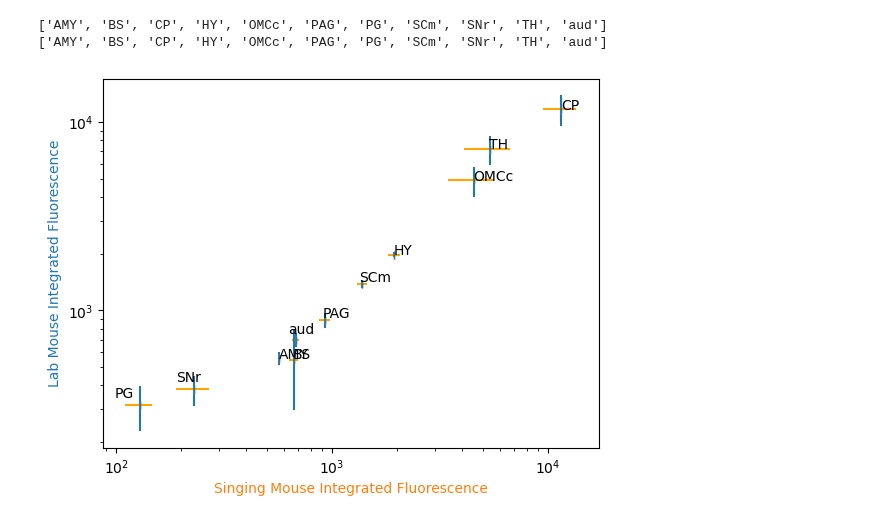
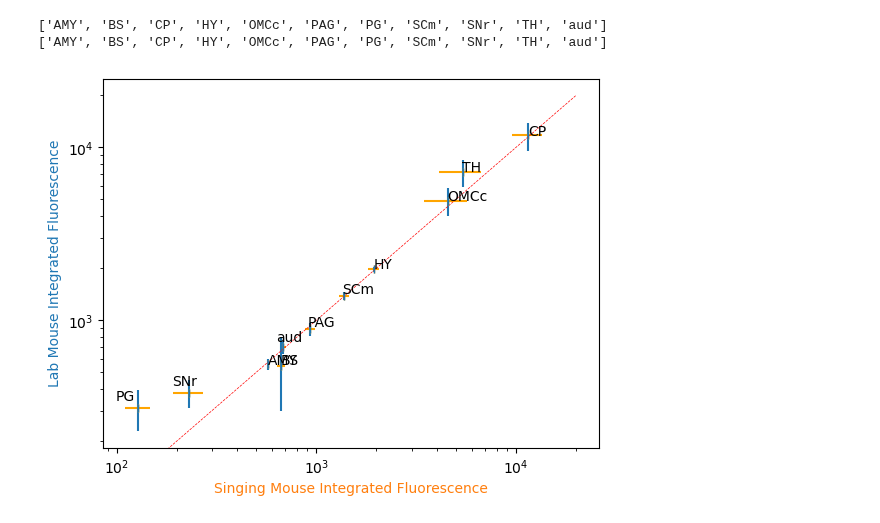
Before and after one commit to eisko/STP_analysis, a Jupyter notebook: replicates.ipynb, the cells around one changed output. Cells and saved outputs as stored; diff of their text form; code cells hidden in the pictures.

Commit message:
unity line

```diff
--- a/replicates.ipynb
+++ b/replicates.ipynb
@@ -429,24 +429,31 @@ print(list(mm_mean.index))
 # %%
 st_mean = fl_st.groupby("area").mean(numeric_only=True)
 st_se = fl_st.groupby("area").sem(numeric_only=True)
 
 mm_mean = fl_mm.groupby("area").mean(numeric_only=True)
 mm_se = fl_mm.groupby("area").sem(numeric_only=True)
 
 plt.errorbar(st_mean['Integrated Fluorescence'], mm_mean['Integrated Fluorescence'],
             xerr=st_se['Integrated Fluorescence'], fmt='|', color="orange")
 plt.errorbar(st_mean['Integrated Fluorescence'], mm_mean['Integrated Fluorescence'],
             yerr=mm_se['Integrated Fluorescence'], fmt='|')
 # add labels
 labels = list(st_mean.index)
 for i in range(len(labels)):
     plt.annotate(labels[i], (st_mean['Integrated Fluorescence'][i]-i*5, mm_mean['Integrated Fluorescence'][i]+i*5))
 # plt.scatter(st_mean['Integrated Fluorescence'], mm_mean['Integrated Fluorescence'], color="black", s=5)
+# plot y=x line
+x = np.linspace(0,20000, 5)
+y = x
+plt.plot(x, y, color='red'
+         , linestyle="--", linewidth=0.5)
 plt.xlabel("Singing Mouse Integrated Fluorescence", color="tab:orange")
 plt.ylabel("Lab Mouse Integrated Fluorescence", color="tab:blue")
 plt.xscale("log")
 plt.yscale("log")
 
+
+
 plt.show()
 # %% [output]
-[figure, old version]
+[figure, new version]
```
Also changed, not shown: 1 other file.
